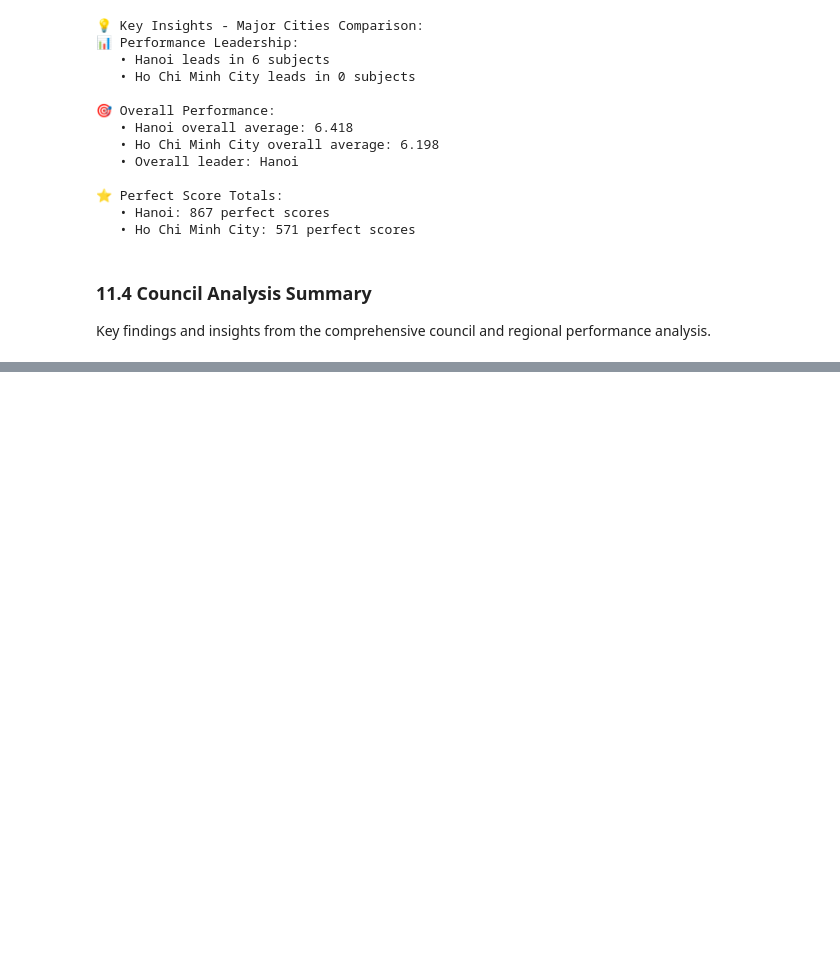
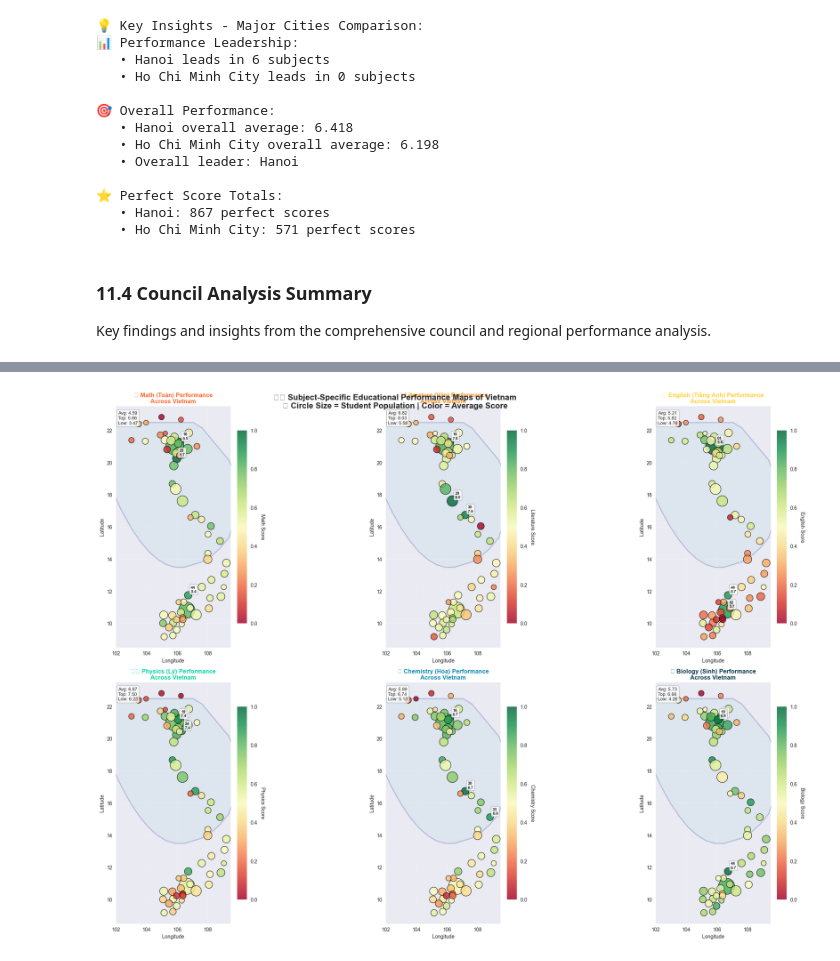
Before and after one commit to denda0duong/2025-thpt-exam, a Jupyter notebook: thpt_2025_analytics.ipynb, the cells around one changed output, grey strips where cells are left out. Cells and saved outputs as stored; diff of their text form; code cells hidden in the pictures; blank space fills up the shorter version.

```diff
--- a/thpt_2025_analytics.ipynb
+++ b/thpt_2025_analytics.ipynb
@@ -1622,0 +2373,87 @@ print(f"\n✅ Council analysis completed successfully!")
+# %%
+# Create Beautiful Subject-Specific Vietnam Maps
+print("🎨 Creating stunning subject-specific Vietnam performance maps...")
+
+# Define subjects and their colors
+subjects_config = {
+    'Math': {'color': '#FF6B35', 'icon': '📐', 'vn_name': 'Toán'},
+    'Literature': {'color': '#F7931E', 'icon': '📚', 'vn_name': 'Văn'},
+    'English': {'color': '#FFD23F', 'icon': '🌍', 'vn_name': 'Tiếng Anh'},
+    'Physics': {'color': '#06D6A0', 'icon': '⚛️', 'vn_name': 'Lý'},
+    'Chemistry': {'color': '#118AB2', 'icon': '🧪', 'vn_name': 'Hóa'},
+    'Biology': {'color': '#073B4C', 'icon': '🧬', 'vn_name': 'Sinh'}
+}
+
+# Create figure with subplots (2x3 grid for 6 subjects)
+fig, axes = plt.subplots(2, 3, figsize=(24, 16))
+axes = axes.flatten()
+
+for idx, (subject, config) in enumerate(subjects_config.items()):
+    ax = axes[idx]
+
+    print(f"   🗺️ Drawing {subject} performance map...")
+
+    # Draw Vietnam outline
+    if vietnam_gdf is not None:
+        vietnam_gdf.plot(ax=ax, color='lightblue', alpha=0.2, edgecolor='navy', linewidth=2)
+
+    # Get subject data
+    avg_col = f'{subject}_Average'
+    perfect_col = f'{subject}_Perfect'
+
+    if avg_col in enhanced_map_df.columns:
+        subject_data = enhanced_map_df.dropna(subset=[avg_col])
+
+        # Create color scale based on performance
+        if len(subject_data) > 0:
+            min_score = subject_data[avg_col].min()
+            max_score = subject_data[avg_col].max()
+
+            # Normalize scores for color mapping
+            norm_scores = (subject_data[avg_col] - min_score) / (max_score - min_score) if max_score > min_score else [0.5] * len(subject_data)
+
+            # Create scatter plot
+            scatter = ax.scatter(subject_data['Longitude'], subject_data['Latitude'],
+                               s=subject_data['Total_Students'] / 100 + 50,  # Size by student count
+                               c=norm_scores,
+                               cmap='RdYlGn',
+                               alpha=0.8,
+                               edgecolor='black',
+                               linewidth=1)
+
+            # Add labels for top performers
+            top_performers = subject_data.nlargest(3, avg_col)
+            for _, council in top_performers.iterrows():
+                ax.annotate(f"{council['Council_Code']}\n{council[avg_col]:.1f}",
+                           (council['Longitude'], council['Latitude']),
+                           xytext=(5, 5), textcoords='offset points',
+                           fontsize=8, fontweight='bold',
+                           bbox=dict(boxstyle='round,pad=0.3', facecolor='white', alpha=0.8))
+
+            # Add colorbar
+            cbar = plt.colorbar(scatter, ax=ax, shrink=0.8, pad=0.02)
+            cbar.set_label(f'{subject} Score', rotation=270, labelpad=15, fontsize=10)
+
+            # Stats text
+            stats_text = f"Avg: {subject_data[avg_col].mean():.2f}\nTop: {max_score:.2f}\nLow: {min_score:.2f}"
+            ax.text(0.02, 0.98, stats_text, transform=ax.transAxes,
+                   verticalalignment='top', fontsize=9,
+                   bbox=dict(boxstyle='round,pad=0.3', facecolor='white', alpha=0.8))
+
+    # Styling
+    ax.set_xlim(102, 109.5)
+    ax.set_ylim(8.5, 23.5)
+    ax.set_title(f"{config['icon']} {subject} ({config['vn_name']}) Performance\nAcross Vietnam",
+                fontsize=12, fontweight='bold', color=config['color'])
+    ax.set_xlabel('Longitude', fontsize=10)
+    ax.set_ylabel('Latitude', fontsize=10)
+    ax.grid(True, alpha=0.3)
+
+plt.suptitle('🇻🇳 Subject-Specific Educational Performance Maps of Vietnam\n📊 Circle Size = Student Population | Color = Average Score',
+             fontsize=16, fontweight='bold', y=0.95)
+plt.tight_layout()
+plt.show()
+
+print("✅ Subject-specific Vietnam maps completed!")
+print(f"📈 Mapped performance across {len(enhanced_map_df)} councils for 6 major subjects")
+# %% [output]
@@ -1622,0 +2472 @@ print(f"\n✅ Council analysis completed successfully!")
+[figure, added]
```
Also changed, not shown: parts of 22 cells of this notebook, 1 other file.
